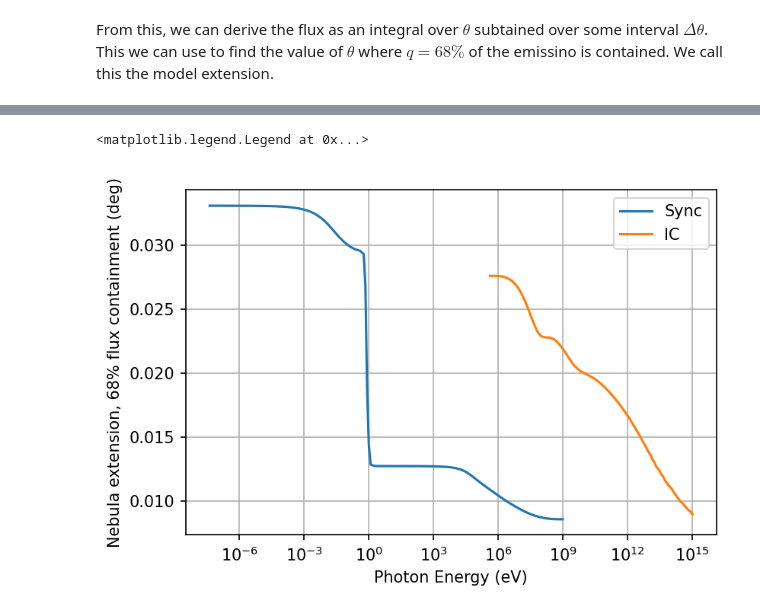
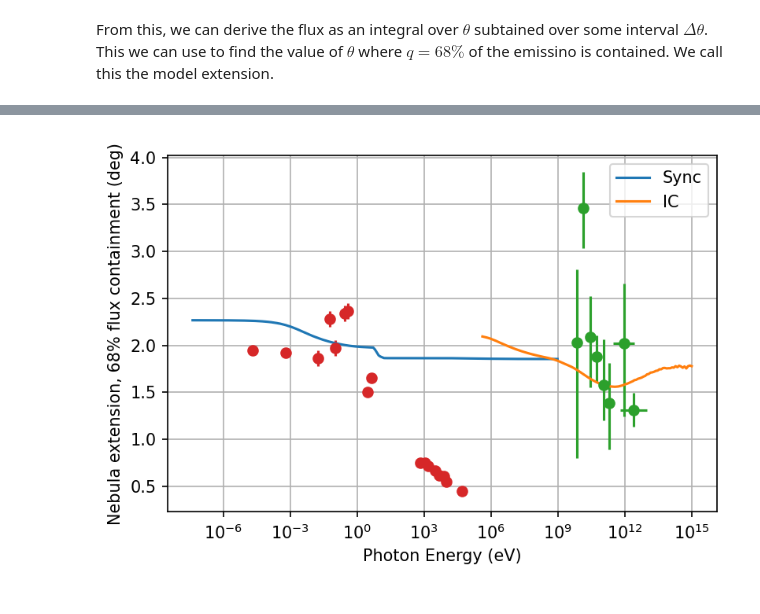
Before and after one commit to me-manu/crabmeyerpy, a Jupyter notebook: notebooks/energy_dependence.ipynb, the cells around one changed output, grey strips where cells are left out. Cells and saved outputs as stored; diff of their text form; code cells hidden in the pictures.

Commit message:
improved comments and removed wrong factor sqrt(2/3)

```diff
--- a/notebooks/energy_dependence.ipynb
+++ b/notebooks/energy_dependence.ipynb
@@ -85,7 +185,7 @@ def const_B(r, **params):
 # %% [markdown]
 Initialize the model
 # %%
-ssc = CrabSSC3D(copy.deepcopy(config), n_el_spec, const_B, d_kpc=d, r0_pc=r0_pc, log_level="DEBUG",
+ssc = CrabSSC3D(copy.deepcopy(config), n_el_spec, const_B, j_dust_carbon_shell, d_kpc=d, r0_pc=r0_pc, log_level="DEBUG",
                 ic_sync=True, ic_cmb=True, ic_dust=True)
 # %% [markdown]
 Set the dust parameters
@@ -429,0 +358,7 @@ Text(0, 0.5, '$I_\\nu / I_\\nu(\\theta = 0^\\circ)$')
+# %%
+for i, t in enumerate(theta_arcmin[1:]):
+    #print (f_nu_ic_theta.shape, i)
+    cdf_sync[i] = ssc.flux(nu_sync, theta_edges=[theta_arcmin[0], t],
+                           which='sync',
+                           integration_mode='romb',
+                           theta_steps=33)
@@ -429,0 +367,11 @@ Text(0, 0.5, '$I_\\nu / I_\\nu(\\theta = 0^\\circ)$')
+# %%
+# flux form factor for different frequencies
+f_nu_sync_theta = np.zeros((theta_arcmin.size - 1, nu_sync.size))
+
+for i, t in enumerate(theta_arcmin_ic[1:]):
+    f_nu_sync_theta[i] = ssc.flux(nu_sync, theta_edges=[theta_arcmin[0], t],
+    #f_nu_sync_theta[i] = ssc.flux(nu_sync, theta_edges=[theta_arcmin[i-1], t],
+                                 which='sync',
+                                 integration_mode='romb',
+                                 r_steps=65,
+                                 theta_steps=65)
@@ -429,0 +382,15 @@ Text(0, 0.5, '$I_\\nu / I_\\nu(\\theta = 0^\\circ)$')
+# %%
+plt.figure(dpi=150)
+for i, n in enumerate(nu_sync[:-10]):
+    if i % 3:
+        continue
+
+    plt.plot(theta_arcmin[1:], f_nu_sync_theta[:, i] / f_nu_sync_theta[-1, i],
+               color=plt.cm.plasma(i / float(nu_sync.size)),
+               label=r"$E={0:.1e}$eV".format(n * c.h.value * u.J.to("eV")),
+               lw=1
+            )
+
+plt.legend(ncol=2, fontsize='x-small')
+plt.xlabel(r"$\theta$ (arcmin)")
+plt.ylabel(r"$F_\nu / F_\nu(\theta = 0^\circ)$")
@@ -484,12 +454,13 @@ for i, _ in enumerate(cdf_sync):
 # %%
 plt.figure(dpi=150)
 sl = slice(None, -20, None)
-plt.semilogx(nu_sync[sl] * c.h.to("eV s"), np.rad2deg(roots_sync[sl] * arcmin2rad), label="Sync")
-plt.semilogx(nu_ic[sl] * c.h.to("eV s"), np.rad2deg(roots_ic[sl] * arcmin2rad), label="IC")
+plt.semilogx(nu_sync[sl] * c.h.to("eV s"), np.rad2deg(roots_sync[sl] * arcmin2rad) * u.deg.to("arcmin"), label="Sync")
+plt.semilogx(nu_ic[sl] * c.h.to("eV s"), np.rad2deg(roots_ic[sl] * arcmin2rad) * u.deg.to("arcmin"), label="IC")
 plt.xlabel("Photon Energy (eV)")
 plt.ylabel("Nebula extension, 68% flux containment (deg)")
 plt.grid()
 plt.legend()
+
+plot_data(x_unit="eV")
 # %% [output]
-<matplotlib.legend.Legend at 0x...>
-[figure, old version]
+[figure, new version]
```
Also changed, not shown: parts of 29 cells of this notebook, 1 other file.
